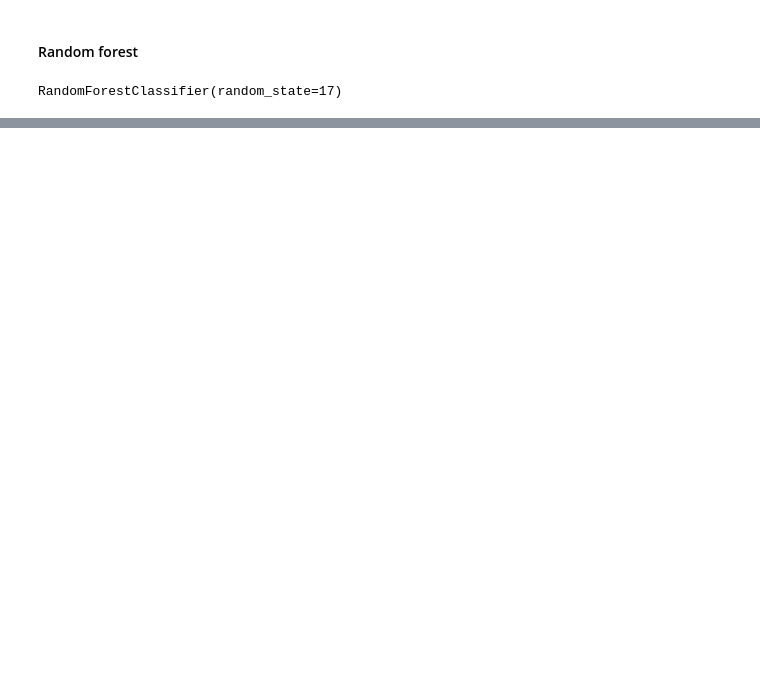
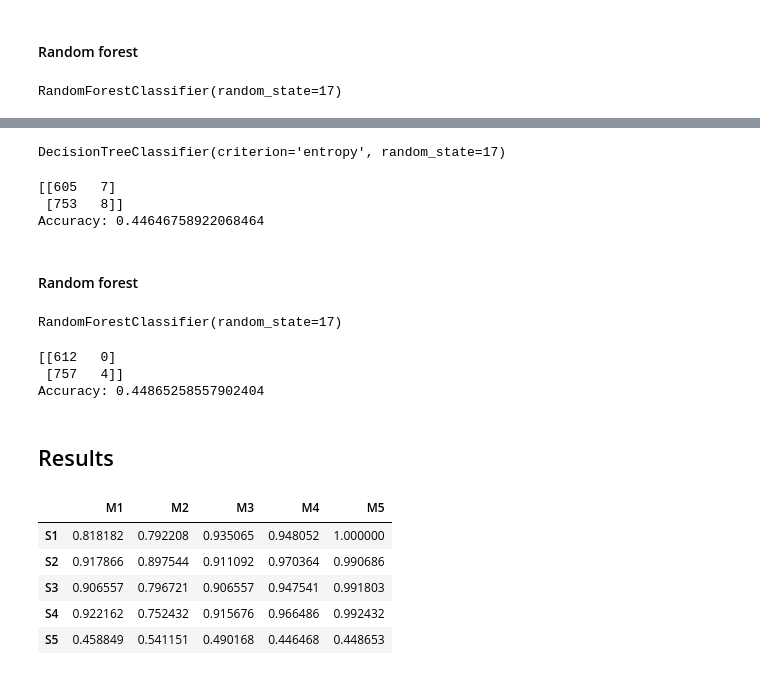
Before and after one commit to amr8ta/Sampling-Assignment-102017017, a Jupyter notebook: sampling.ipynb, the cells around one changed output, grey strips where cells are left out. Saved outputs shown, nothing was run; the diff lists cells and outputs as text; code cells hidden in the pictures; blank space fills up the shorter version.

```diff
--- a/sampling.ipynb
+++ b/sampling.ipynb
@@ -312,0 +677,43 @@ Accuracy: 1.0
+# %%
+dt = DecisionTreeClassifier(criterion = "entropy", random_state = 17)
+dt.fit(x_train, y_train)
+# %% [output]
+DecisionTreeClassifier(criterion='entropy', random_state=17)
+# %%
+pred = dt.predict(x_test)
+print(confusion_matrix(y_test, pred))
+
+S5['M4'] = accuracy_score(y_test, pred)
+print('Accuracy:', S5['M4'])
+# %% [output]
+[[605   7]
+ [753   8]]
+Accuracy: 0.44646758922068464
+# %% [markdown]
+#### Random forest
+# %%
+rf = RandomForestClassifier(n_estimators=100, random_state=17)
+rf.fit(x_train, y_train)
+# %% [output]
+RandomForestClassifier(random_state=17)
+# %%
+pred = rf.predict(x_test)
+print(confusion_matrix(y_test, pred))
+
+S5['M5'] = accuracy_score(y_test, pred)
+print('Accuracy:', S5['M5'])
+# %% [output]
+[[612   0]
+ [757   4]]
+Accuracy: 0.44865258557902404
+# %% [markdown]
+## Results
+# %%
+pd.DataFrame([S1, S2, S3, S4, S5], index=['S1', 'S2', 'S3', 'S4', 'S5'])
+# %% [output]
+|  | M1 | M2 | M3 | M4 | M5 |
+| S1 | 0.818182 | 0.792208 | 0.935065 | 0.948052 | 1.000000 |
+| S2 | 0.917866 | 0.897544 | 0.911092 | 0.970364 | 0.990686 |
+| S3 | 0.906557 | 0.796721 | 0.906557 | 0.947541 | 0.991803 |
+| S4 | 0.922162 | 0.752432 | 0.915676 | 0.966486 | 0.992432 |
+| S5 | 0.458849 | 0.541151 | 0.490168 | 0.446468 | 0.448653 |
```
Also changed, not shown: parts of 80 cells of this notebook.
